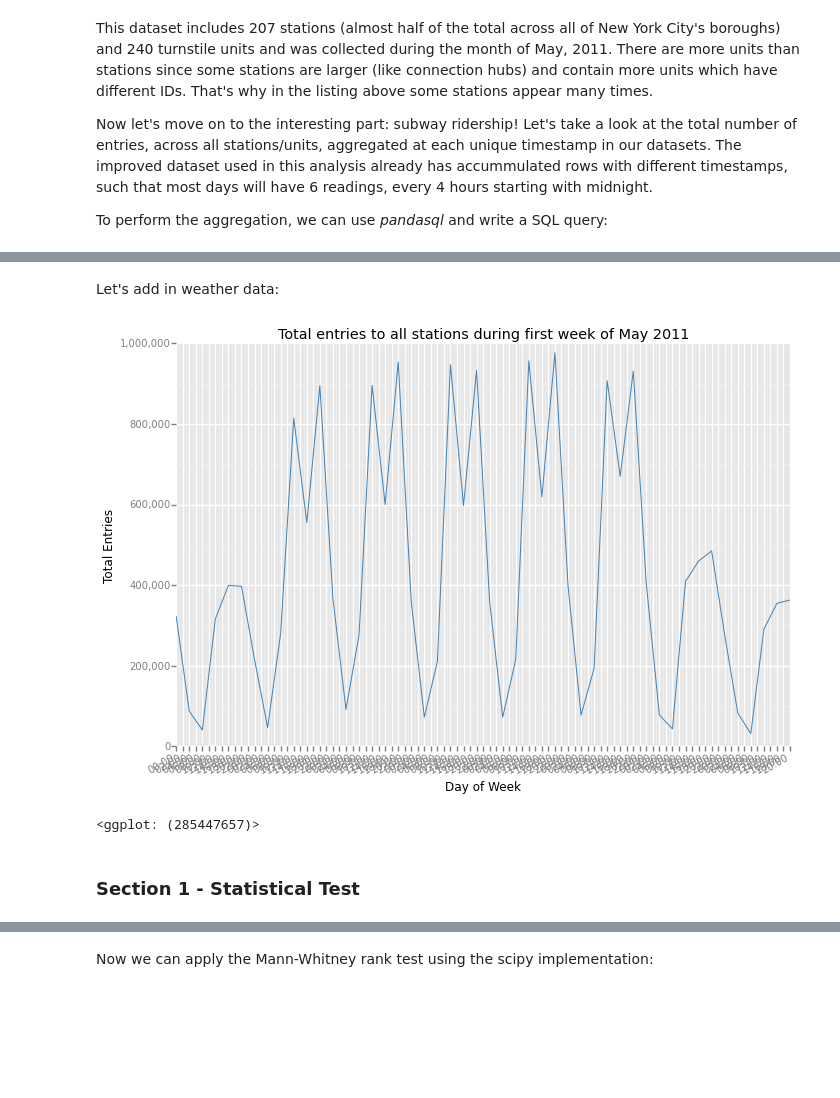
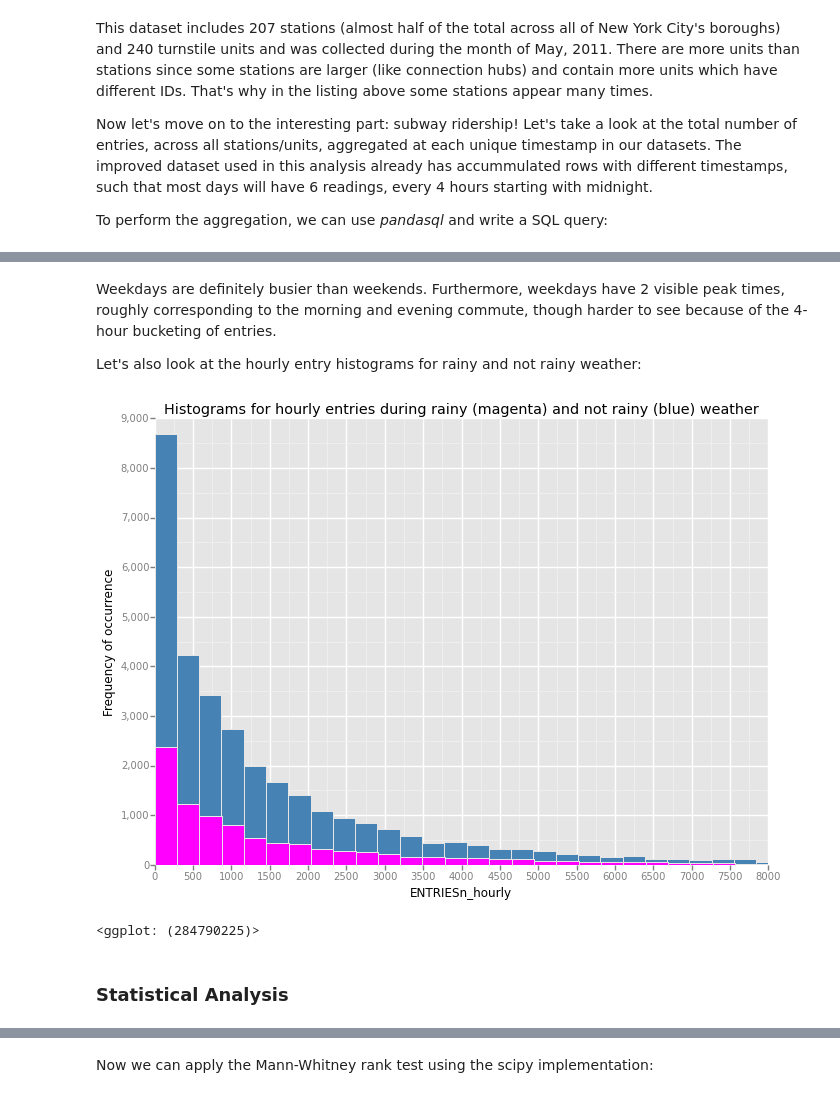
Before and after one commit to FlaviusPopescu/nyc-subway-ridership, a Jupyter notebook: NYC Subway Ridership.ipynb, the cells around one changed output, grey strips where cells are left out. Saved outputs shown, nothing was run; the diff lists cells and outputs as text; code cells hidden in the pictures; blank space fills up the shorter version.

Commit message:
Write up and finished regression analysis

```diff
--- a/NYC Subway Ridership.ipynb
+++ b/NYC Subway Ridership.ipynb
@@ -152,25 +94,24 @@ ggplot(total_entries, aes('datetime', 'entries')) + geom_line(colour="steelblue"
-# %% [markdown]
-Let's add in weather data:
-# %%
-query = """select
-             datetime as 'datetime',
-             sum(ENTRIESn_hourly) as 'entries'
-           from df
-           where datetime < "2011-05-09 00:00:00"
-           group by datetime"""
-
-total_entries_rain = sqldf(query, locals())
-total_entries_rain['datetime'] = total_entries_rain['datetime'].astype('datetime64[s]')
-
-
-ggplot(total_entries_rain, aes('datetime', 'entries')) + geom_line(colour="steelblue") \
-        + scale_x_date(breaks=date_breaks('2 hours'), labels='%H:%M') \
-        + scale_y_continuous(labels='comma') \
-        + ggtitle("Total entries to all stations during first week of May 2011") \
-        + xlab("Day of Week") + ylab("Total Entries")
-# %% [output]
-[figure, removed]
-<ggplot: (285447657)>
+# %% [markdown]
+Weekdays are definitely busier than weekends. Furthermore, weekdays have 2 visible peak times, roughly corresponding to the morning and evening commute, though harder to see because of the 4-hour bucketing of entries.
+
+Let's also look at the hourly entry histograms for rainy and not rainy weather:
+# %%
+df_rain = df[df.rain == 1]
+df_rain = df_rain.reset_index(drop=True)
+
+df_no_rain = df[df.rain == 0]
+df_no_rain = df_no_rain.reset_index(drop=True)
+
+width = 290
+
+ggplot(df_no_rain, aes(x="ENTRIESn_hourly")) + geom_histogram(fill="steelblue", binwidth=width) \
+    + geom_histogram(df_rain, aes(x="ENTRIESn_hourly"), fill="magenta", binwidth=width) \
+    + scale_x_continuous(limits=(0,8000)) + scale_y_continuous(labels="comma") \
+    + ggtitle("Histograms for hourly entries during rainy (magenta) and not rainy (blue) weather") \
+    + ylab("Frequency of occurrence")
+# %% [output]
+[figure, added]
+<ggplot: (284790225)>
 # %% [markdown]
-### Section 1 - Statistical Test
+### Statistical Analysis
 # %% [markdown]
```
Also changed, not shown: parts of 28 cells of this notebook, 1 other file.
